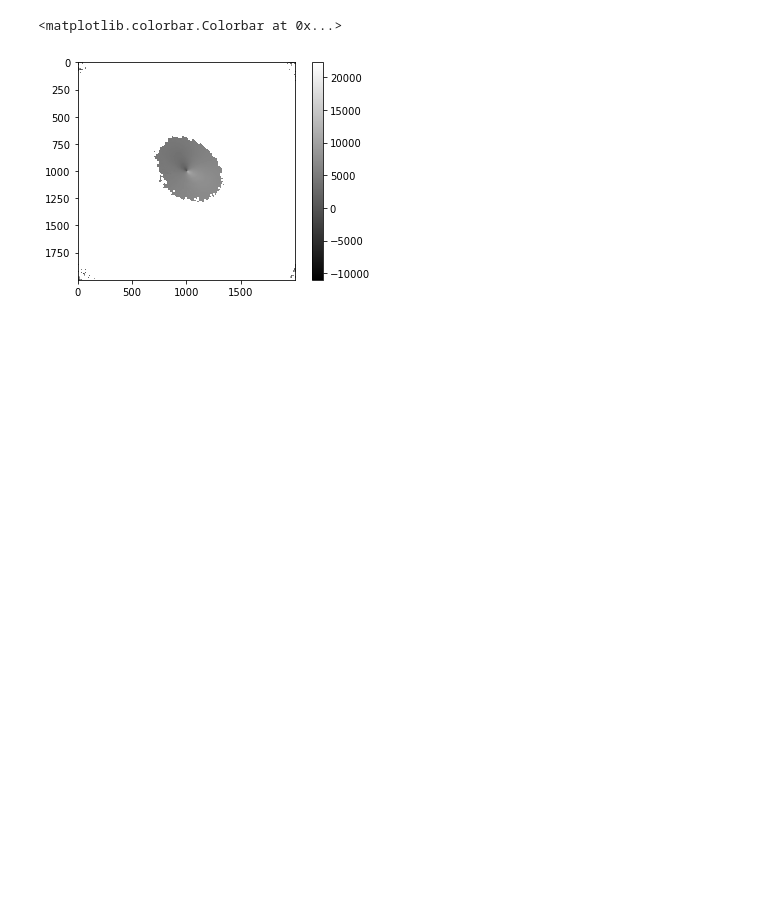
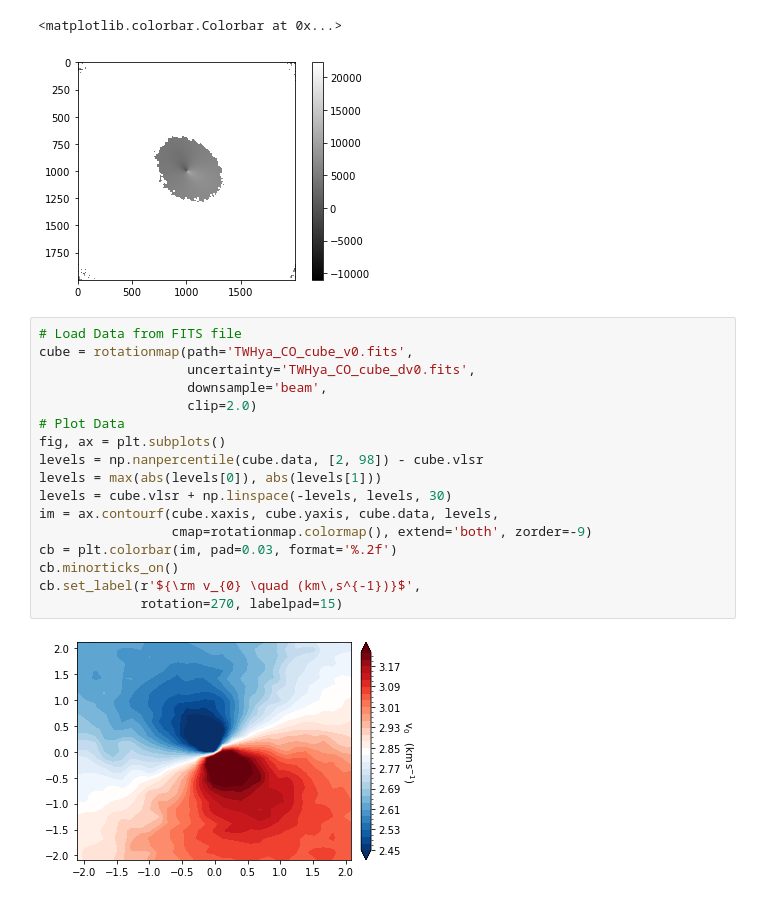
Before and after one commit to khalid-hasan/CMSC6950_Project, a Jupyter notebook: task1_fitcube_TWHya.ipynb, the cells around one changed output. Cells and saved outputs as stored; diff of their text form; blank space fills up the shorter version.

Commit message:
Plot Rotation Map

```diff
--- a/task1_fitcube_TWHya.ipynb
+++ b/task1_fitcube_TWHya.ipynb
@@ -80,3 +80,22 @@ plt.colorbar()
 # %% [output]
 <matplotlib.colorbar.Colorbar at 0x...>
 [figure]
+# %%
+# Load Data from FITS file
+cube = rotationmap(path='TWHya_CO_cube_v0.fits',
+                   uncertainty='TWHya_CO_cube_dv0.fits',
+                   downsample='beam',
+                   clip=2.0)
+# Plot Data
+fig, ax = plt.subplots()
+levels = np.nanpercentile(cube.data, [2, 98]) - cube.vlsr
+levels = max(abs(levels[0]), abs(levels[1]))
+levels = cube.vlsr + np.linspace(-levels, levels, 30)
+im = ax.contourf(cube.xaxis, cube.yaxis, cube.data, levels,
+                 cmap=rotationmap.colormap(), extend='both', zorder=-9)
+cb = plt.colorbar(im, pad=0.03, format='%.2f')
+cb.minorticks_on()
+cb.set_label(r'${\rm v_{0} \quad (km\,s^{-1})}$',
+             rotation=270, labelpad=15)
+# %% [output]
+[figure, added]
```
